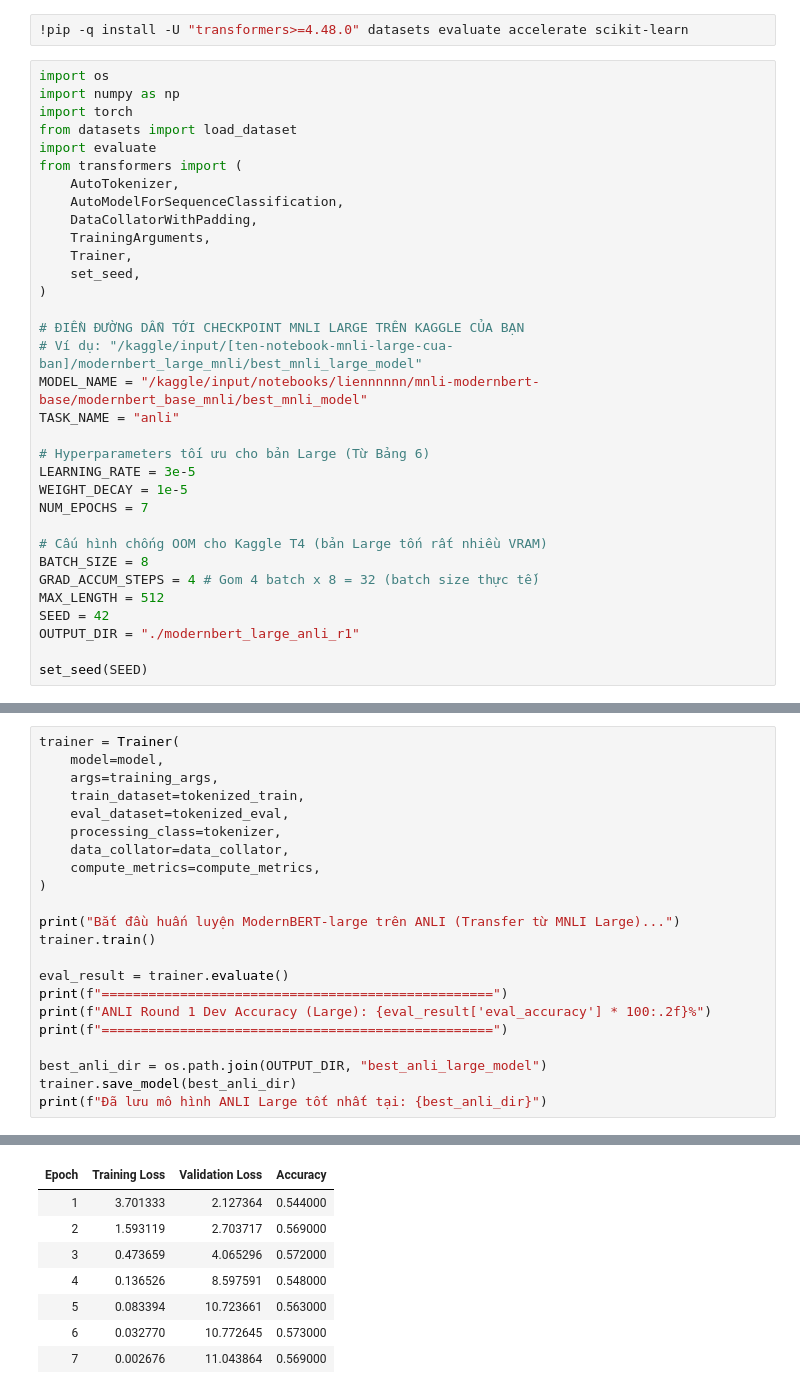
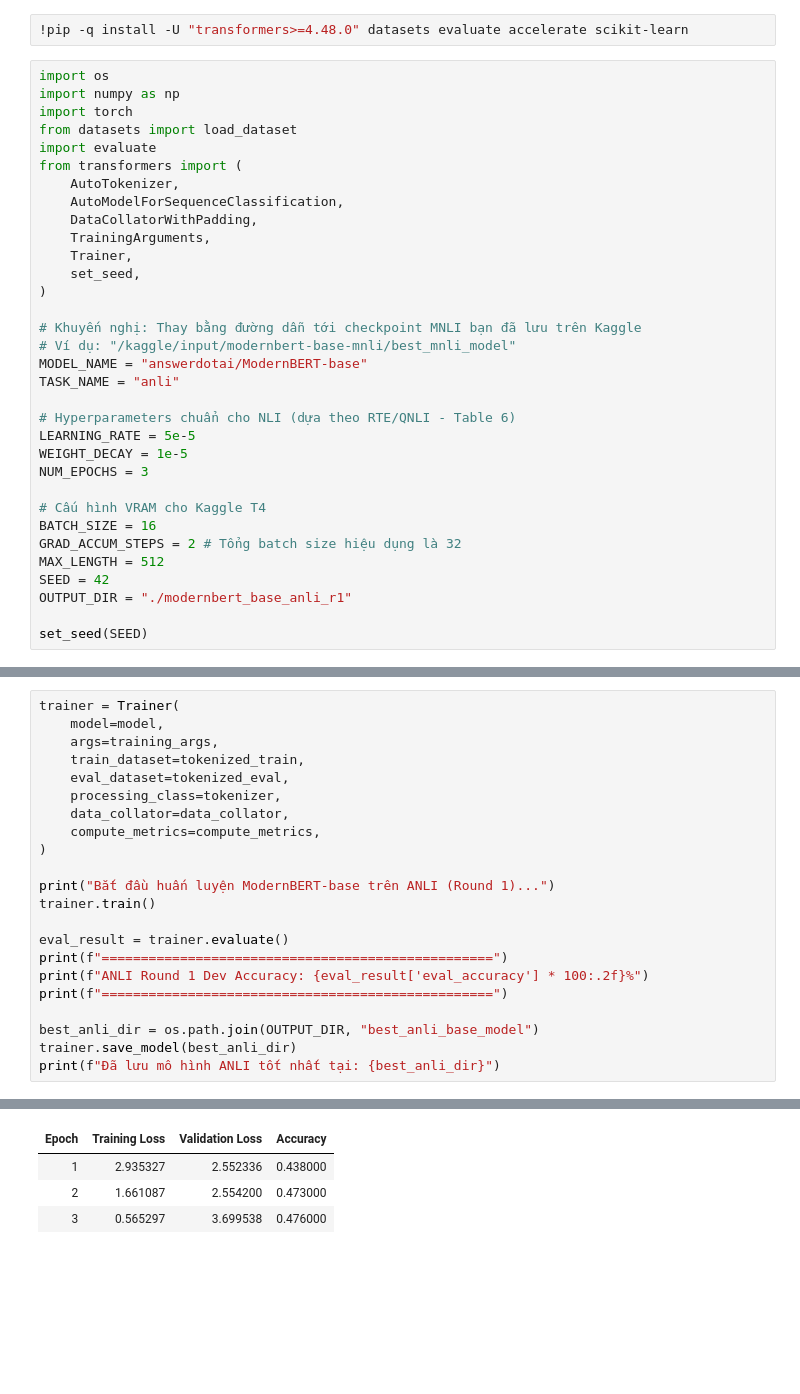
Before and after one commit to Limdim1604/ModernBERT, a Jupyter notebook: modernBERT_base_for_ANLI.ipynb, the cells around one changed output, grey strips where cells are left out. Cells and saved outputs as stored; diff of their text form; blank space fills up the shorter version.

```diff
--- a/modernBERT_base_for_ANLI.ipynb
+++ b/modernBERT_base_for_ANLI.ipynb
@@ -15,21 +15,21 @@ from transformers import (
     set_seed,
 )
 
-# ĐIỀN ĐƯỜNG DẪN TỚI CHECKPOINT MNLI LARGE TRÊN KAGGLE CỦA BẠN
-# Ví dụ: "/kaggle/input/[ten-notebook-mnli-large-cua-ban]/modernbert_large_mnli/best_mnli_large_model"
-MODEL_NAME = "/kaggle/input/notebooks/liennnnnn/mnli-modernbert-base/modernbert_base_mnli/best_mnli_model"
+# Khuyến nghị: Thay bằng đường dẫn tới checkpoint MNLI bạn đã lưu trên Kaggle
+# Ví dụ: "/kaggle/input/modernbert-base-mnli/best_mnli_model"
+MODEL_NAME = "answerdotai/ModernBERT-base"
 TASK_NAME = "anli"
 
-# Hyperparameters tối ưu cho bản Large (Từ Bảng 6)
-LEARNING_RATE = 3e-5
+# Hyperparameters chuẩn cho NLI (dựa theo RTE/QNLI - Table 6)
+LEARNING_RATE = 5e-5
 WEIGHT_DECAY = 1e-5
-NUM_EPOCHS = 7
+NUM_EPOCHS = 3
 
-# Cấu hình chống OOM cho Kaggle T4 (bản Large tốn rất nhiều VRAM)
-BATCH_SIZE = 8
-GRAD_ACCUM_STEPS = 4 # Gom 4 batch x 8 = 32 (batch size thực tế)
+# Cấu hình VRAM cho Kaggle T4
+BATCH_SIZE = 16
+GRAD_ACCUM_STEPS = 2 # Tổng batch size hiệu dụng là 32
 MAX_LENGTH = 512
 SEED = 42
-OUTPUT_DIR = "./modernbert_large_anli_r1"
+OUTPUT_DIR = "./modernbert_base_anli_r1"
 
 set_seed(SEED)
@@ -131,15 +160,15 @@ trainer = Trainer(
     compute_metrics=compute_metrics,
 )
 
-print("Bắt đầu huấn luyện ModernBERT-large trên ANLI (Transfer từ MNLI Large)...")
+print("Bắt đầu huấn luyện ModernBERT-base trên ANLI (Round 1)...")
 trainer.train()
 
 eval_result = trainer.evaluate()
 print(f"==================================================")
-print(f"ANLI Round 1 Dev Accuracy (Large): {eval_result['eval_accuracy'] * 100:.2f}%")
+print(f"ANLI Round 1 Dev Accuracy: {eval_result['eval_accuracy'] * 100:.2f}%")
 print(f"==================================================")
 
-best_anli_dir = os.path.join(OUTPUT_DIR, "best_anli_large_model")
+best_anli_dir = os.path.join(OUTPUT_DIR, "best_anli_base_model")
 trainer.save_model(best_anli_dir)
-print(f"Đã lưu mô hình ANLI Large tốt nhất tại: {best_anli_dir}")
+print(f"Đã lưu mô hình ANLI tốt nhất tại: {best_anli_dir}")
 # %% [output]
@@ -148,8 +178,4 @@ Bắt đầu huấn luyện ModernBERT-large trên ANLI (Transfer từ MNLI Larg
 | Epoch | Training Loss | Validation Loss | Accuracy |
-| 1 | 3.701333 | 2.127364 | 0.544000 |
-| 2 | 1.593119 | 2.703717 | 0.569000 |
-| 3 | 0.473659 | 4.065296 | 0.572000 |
-| 4 | 0.136526 | 8.597591 | 0.548000 |
-| 5 | 0.083394 | 10.723661 | 0.563000 |
-| 6 | 0.032770 | 10.772645 | 0.573000 |
-| 7 | 0.002676 | 11.043864 | 0.569000 |
+| 1 | 2.935327 | 2.552336 | 0.438000 |
+| 2 | 1.661087 | 2.554200 | 0.473000 |
+| 3 | 0.565297 | 3.699538 | 0.476000 |
```
Also changed, not shown: parts of 6 cells of this notebook.
